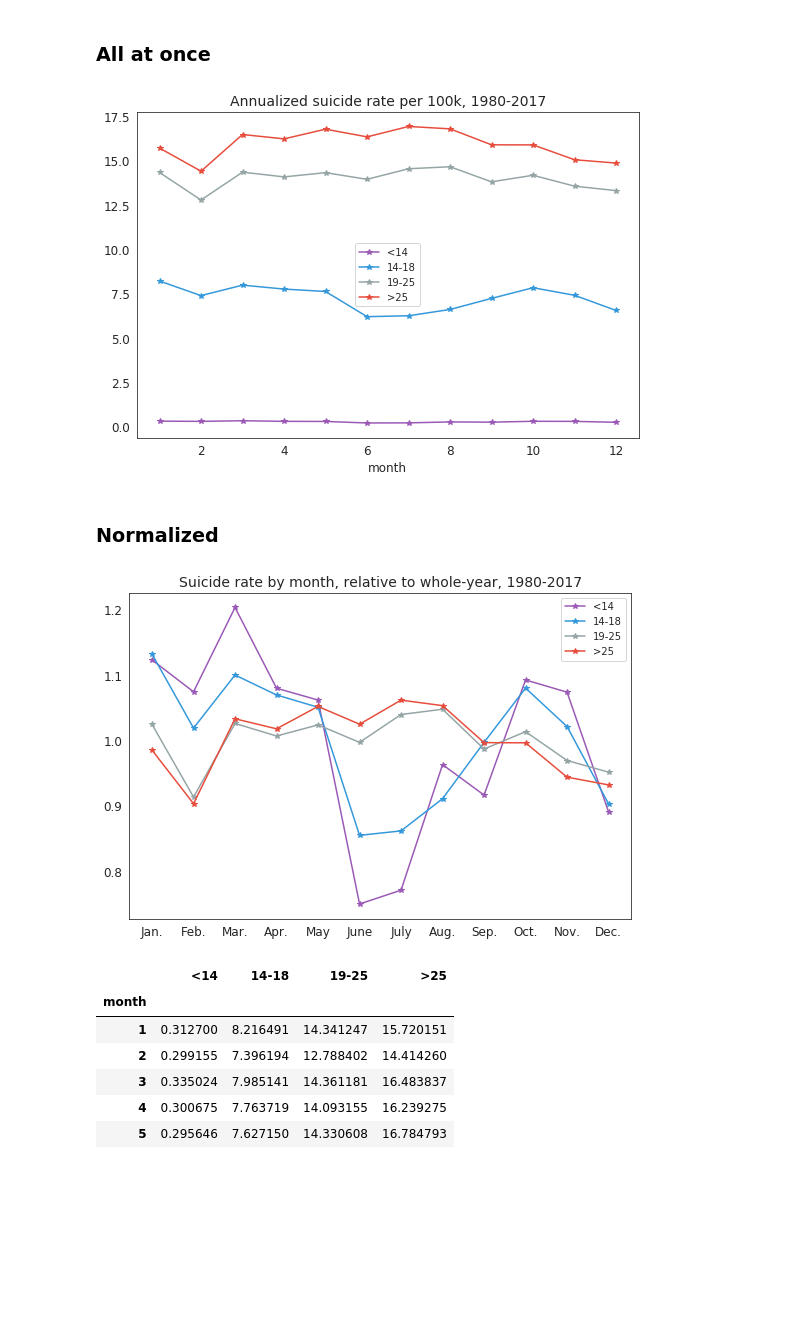
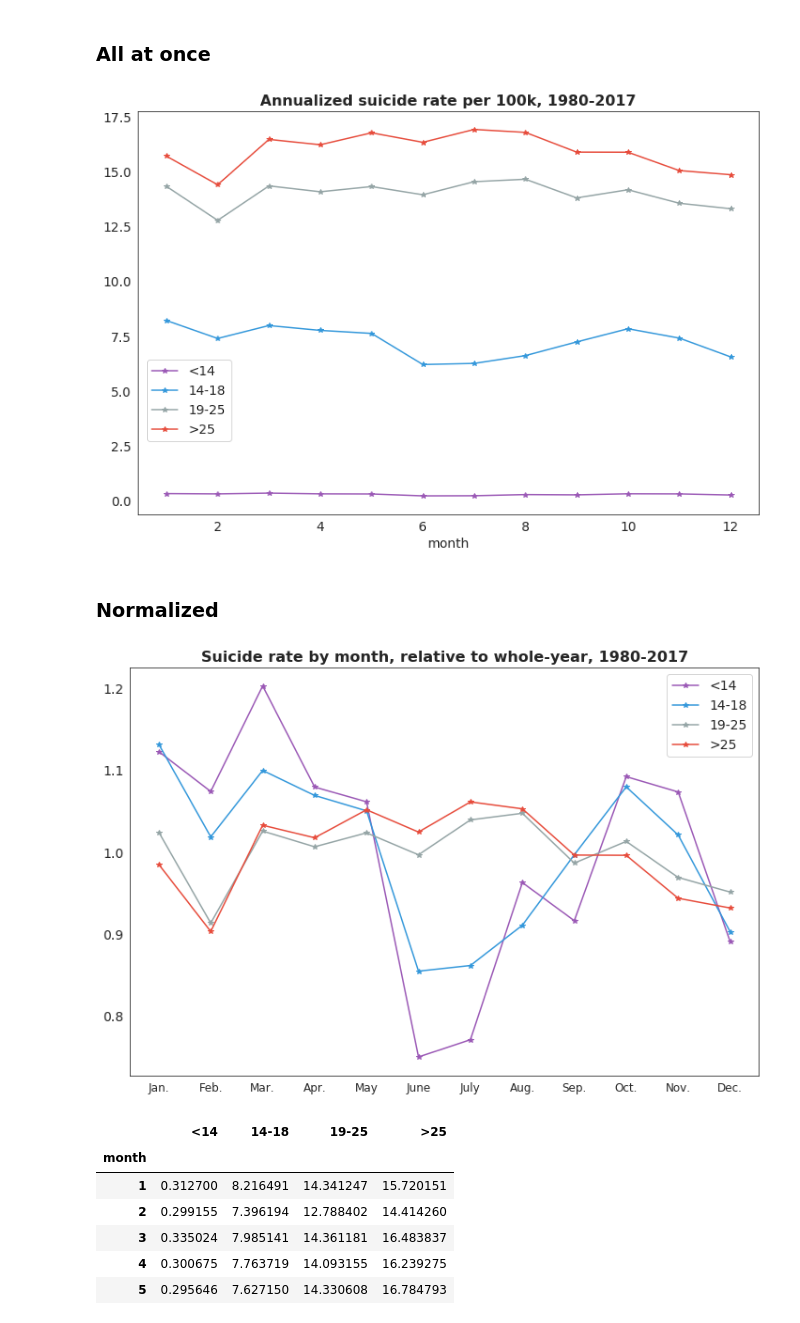
Before and after one commit to basilhalperin/school_suicide, a Jupyter notebook: School suicide analysis.ipynb, the cells around one changed output. Cells and saved outputs as stored; diff of their text form; code cells hidden in the pictures; blank space fills up the shorter version.

```diff
--- a/School suicide analysis.ipynb
+++ b/School suicide analysis.ipynb
@@ -14,0 +21,2 @@ seaborn.set_style('white')
+# %%
+SAVE_FIGS = True
@@ -923,14 +1020,17 @@ months_map = {
 # %% [markdown]
 ### All at once
 # %%
-suicide_rate_per100k_annualized_by_month.plot(figsize=(9, 6), style='-*', color=COLORS)
-_ = plt.title('Annualized suicide rate per 100k' + year_range_str, fontsize=14)
-_ = plt.xticks(fontsize=12)
-_ = plt.xlabel('month', fontsize=12)
-_ = plt.yticks(fontsize=12)
+suicide_rate_per100k_annualized_by_month.plot(figsize=(12, 8), style='-*', color=COLORS)
+_ = plt.title('Annualized suicide rate per 100k' + year_range_str, fontsize=16, weight='bold')
+_ = plt.xticks(fontsize=14)
+_ = plt.xlabel('month', fontsize=14)
+_ = plt.yticks(fontsize=14)
+_ = plt.legend(fontsize=14, bbox_to_anchor=[0.16, 0.4])
 #_ = plt.axhline(1.0, color='gray')
+if SAVE_FIGS:
+    plt.savefig('figures/suicide_rate_by_month.png', dpi=300, bbox_inches='tight')
 # %% [output]
-[figure, old version]
+[figure, new version]
 # %% [markdown]
 ### Normalized
 # %%
@@ -961,15 +1061,22 @@ elif normalize_by_month > 0:
 rel = rel.rename(index=months_map)
 # %%
 #fig, ax = plt.subplots(1)
-rel.plot(figsize=(9, 6), style='-*', color=COLORS)
-_ = plt.title('Suicide rate by month, ' + title_str + year_range_str, fontsize=14)
-_ = plt.xticks(fontsize=12)
-_ = plt.xlabel('', fontsize=12)
+rel.plot(figsize=(12, 8), style='-*', color=COLORS)
+_ = plt.title('Suicide rate by month, ' + title_str + year_range_str, fontsize=16, weight='heavy')
+_ = plt.xticks(fontsize=14)
+_ = plt.xlabel('', fontsize=14)
 _ = plt.xticks(range(len(rel.index)), rel.index, fontsize=12)
-_ = plt.yticks(fontsize=12)
+_ = plt.yticks(fontsize=14)
+_ = plt.legend(fontsize=14)
 #_ = plt.axhline(1.0, color='gray')
+if SAVE_FIGS:
+    if normalize_by_mean:
+        plt.savefig('figures/suicide_rate_by_month_relative_to_mean.png', dpi=300, bbox_inches='tight')
+    if normalize_by_month > 0:
+        filename = 'figures/suicide_rate_by_month_relative_to_{0}.png'.format(months_map[normalize_by_month])
+        plt.savefig(filename, dpi=300, bbox_inches='tight')
 # %% [output]
-[figure, old version]
+[figure, new version]
 # %%
 suicide_rate_per100k_annualized_by_month
 # %% [output]
```
Also changed, not shown: parts of 39 cells of this notebook, 1 other file.
